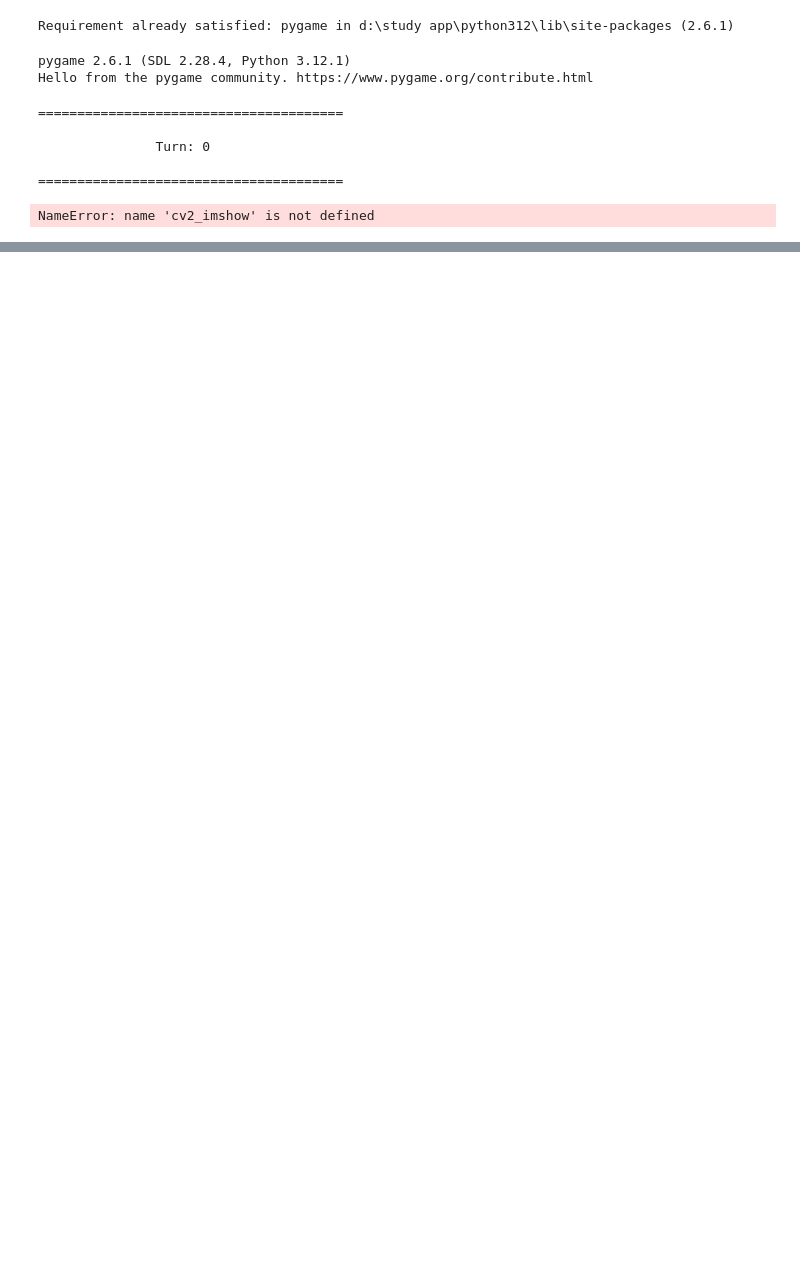
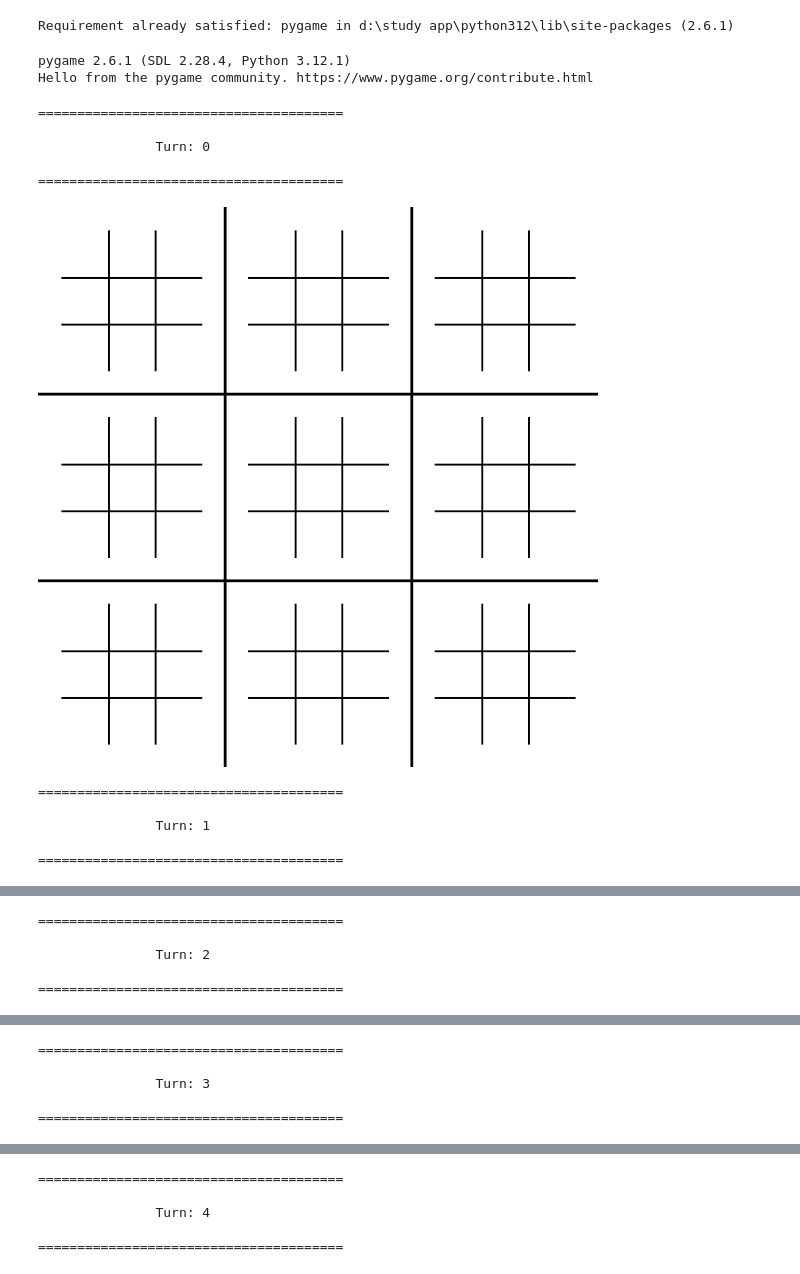
Before and after one commit to huyhoang379/Introduction_to_AI_Assignment_2, a Jupyter notebook: Assignment_2_AI.ipynb, the cells around one changed output, grey strips where cells are left out. Saved outputs shown, nothing was run; the diff lists cells and outputs as text; code cells hidden in the pictures; blank space fills up the shorter version.

```diff
--- a/Assignment_2_AI.ipynb
+++ b/Assignment_2_AI.ipynb
@@ -170,11 +170,16 @@ def play(player_X, player_O, play_auto = True, delay_to_draw = 0, rule = 2):
 
         turn += 1
 # %%
-play('random_agent', '_MSSV', 0.2, 2)
+play('_2110181', '_2110181', 0.2, 2)
 # %% [output]
 =======================================
 
                Turn: 0
 
 =======================================
+[figure, added]
-NameError: name 'cv2_imshow' is not defined
+=======================================
+
+               Turn: 1
+
+=======================================
@@ -180,0 +187,5 @@ NameError: name 'cv2_imshow' is not defined
+=======================================
+
+               Turn: 2
+
+=======================================
@@ -180,0 +193,5 @@ NameError: name 'cv2_imshow' is not defined
+=======================================
+
+               Turn: 3
+
+=======================================
@@ -180,0 +199,5 @@ NameError: name 'cv2_imshow' is not defined
+=======================================
+
+               Turn: 4
+
+=======================================
```
Also changed, not shown: parts of 2 cells of this notebook.
